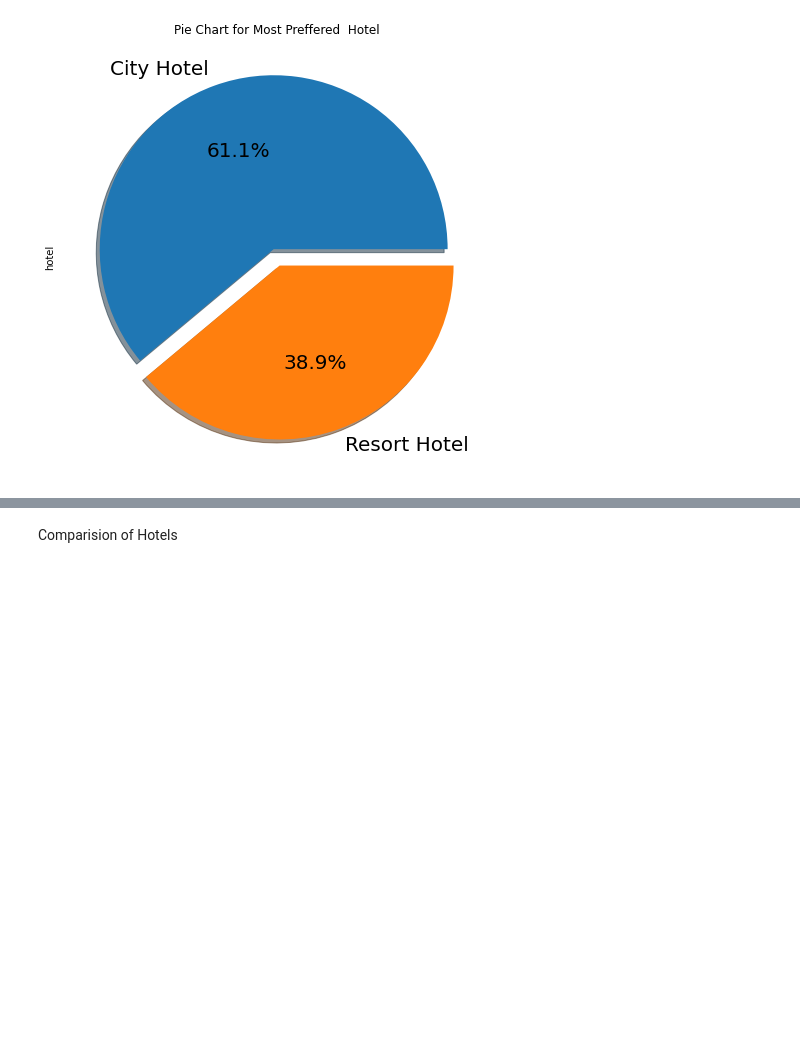
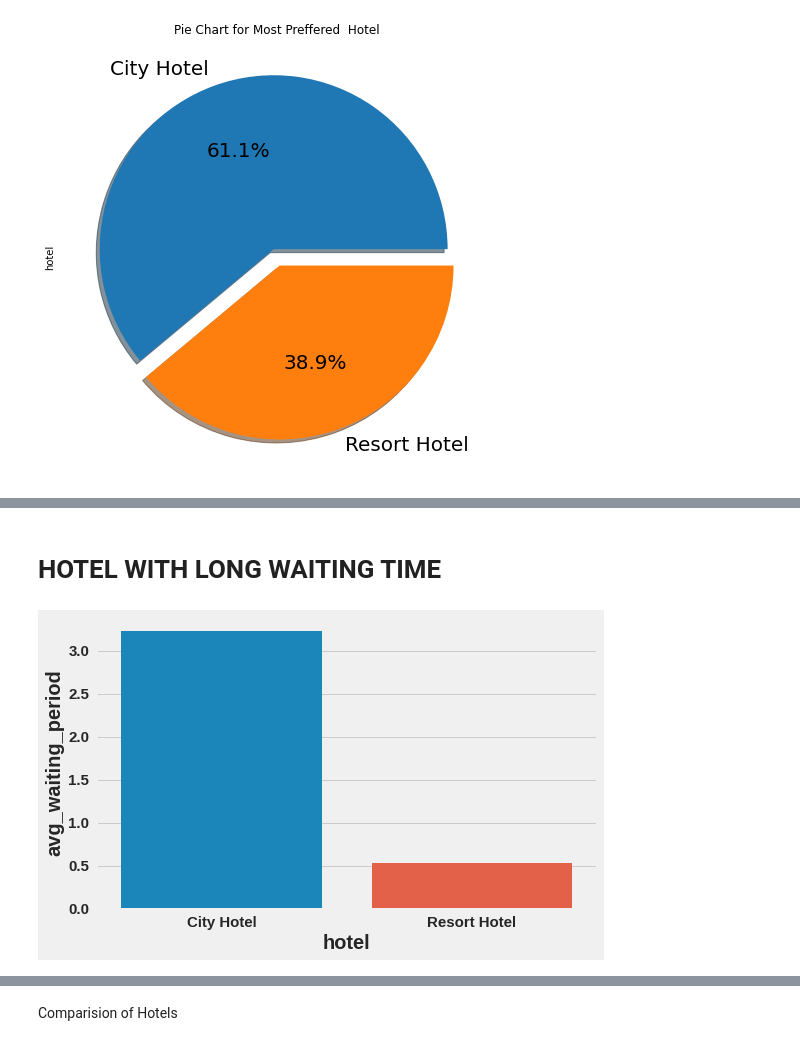
Before and after one commit to neerajac19/Hotel-Booking-Analysis-EDA, a Jupyter notebook: Hotel_Booking_Analysis_EDA_Capstone_Project.ipynb, the cells around one changed output, grey strips where cells are left out. Saved outputs shown, nothing was run; the diff lists cells and outputs as text; code cells hidden in the pictures; blank space fills up the shorter version.

```diff
--- a/Hotel_Booking_Analysis_EDA_Capstone_Project.ipynb
+++ b/Hotel_Booking_Analysis_EDA_Capstone_Project.ipynb
@@ -271,0 +369,9 @@ plt.show()
+# %% [markdown]
+# **HOTEL WITH LONG WAITING TIME**
+# %%
+df = pd.DataFrame(grouped_by_hotel['days_in_waiting_list'].agg(np.mean).reset_index().rename(columns = {'days_in_waiting_list':'avg_waiting_period'}))
+plt.figure(figsize = (8,5))
+sns.barplot(x = df['hotel'], y = df['avg_waiting_period'] )
+plt.show()
+# %% [output]
+[figure, added]
```
Also changed, not shown: parts of 49 cells of this notebook.
